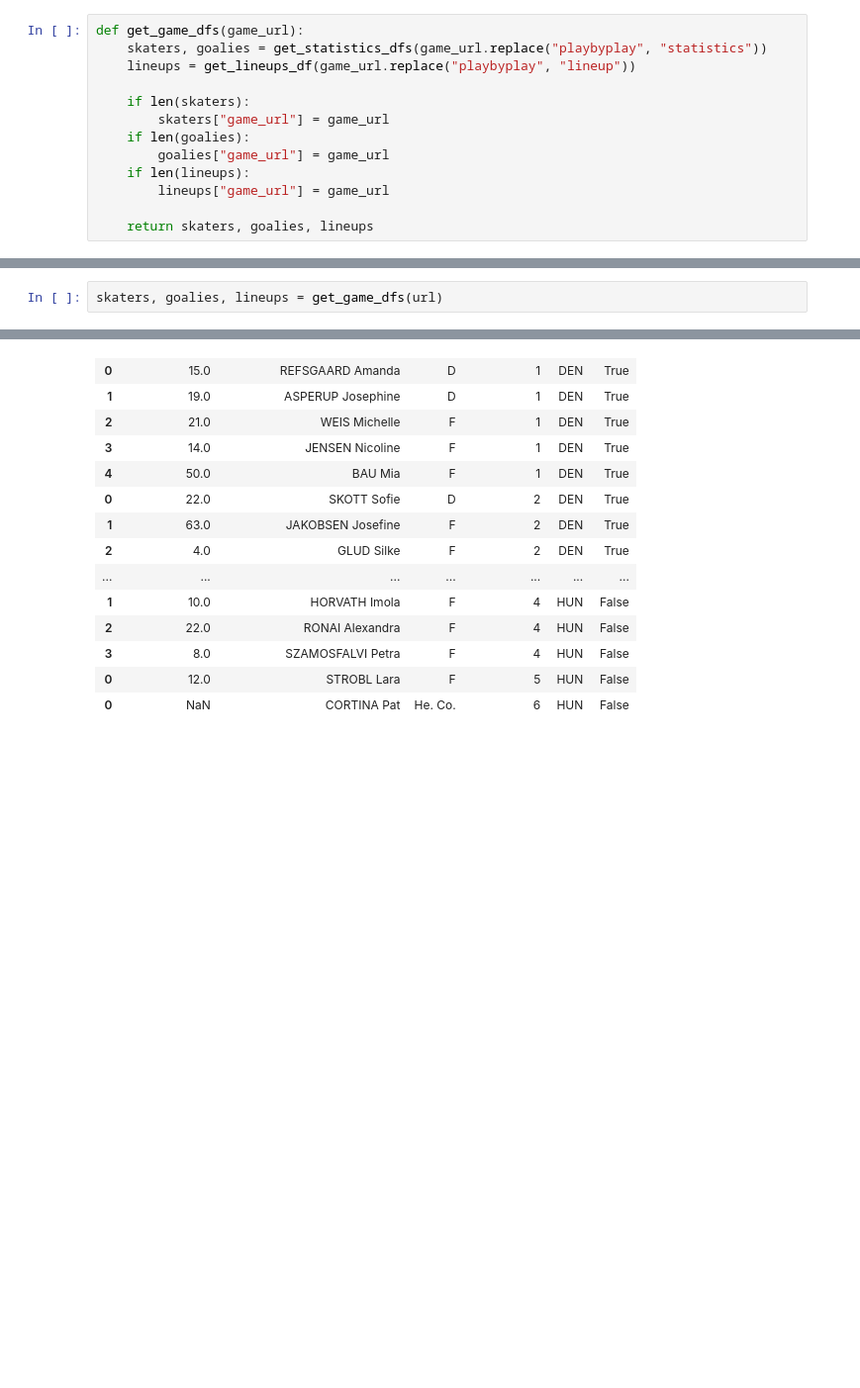
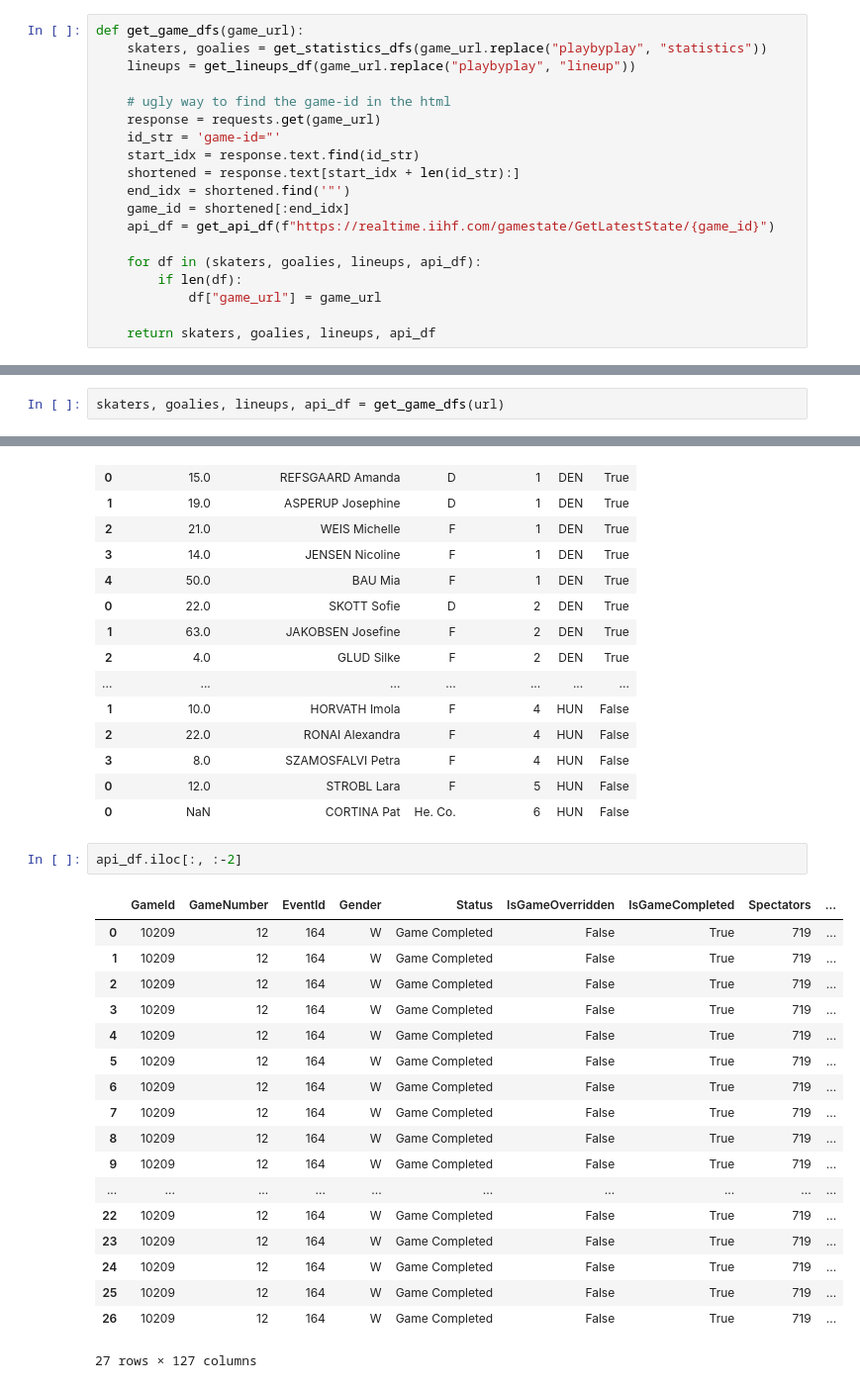
Before and after one commit to the-bucketless/iihf, a Jupyter notebook: iihf_stats_and_lineups.ipynb, the cells around one changed output, grey strips where cells are left out. Shown at 99% size. Saved outputs shown, nothing was run; the diff lists cells and outputs as text; blank space fills up the shorter version.

```diff
--- a/iihf_stats_and_lineups.ipynb
+++ b/iihf_stats_and_lineups.ipynb
@@ -89,23 +134,29 @@ def get_lineups_df(url):
     lineups["lineups_url"] = url
 
     return lineups
-# %%
-def get_game_dfs(game_url):
-    skaters, goalies = get_statistics_dfs(game_url.replace("playbyplay", "statistics"))
-    lineups = get_lineups_df(game_url.replace("playbyplay", "lineup"))
-
-    if len(skaters):
-        skaters["game_url"] = game_url
-    if len(goalies):
-        goalies["game_url"] = game_url
-    if len(lineups):
-        lineups["game_url"] = game_url
-
-    return skaters, goalies, lineups
+# %%
+def get_game_dfs(game_url):
+    skaters, goalies = get_statistics_dfs(game_url.replace("playbyplay", "statistics"))
+    lineups = get_lineups_df(game_url.replace("playbyplay", "lineup"))
+
+    # ugly way to find the game-id in the html
+    response = requests.get(game_url)
+    id_str = 'game-id="'
+    start_idx = response.text.find(id_str)
+    shortened = response.text[start_idx + len(id_str):]
+    end_idx = shortened.find('"')
+    game_id = shortened[:end_idx]
+    api_df = get_api_df(f"https://realtime.iihf.com/gamestate/GetLatestState/{game_id}")
+
+    for df in (skaters, goalies, lineups, api_df):
+        if len(df):
+            df["game_url"] = game_url
+
+    return skaters, goalies, lineups, api_df
 # %%
 url = "https://www.iihf.com/en/events/2022/ww/gamecenter/playbyplay/37196/12-den-vs-hun"  #@param {type: "string"}
 # %%
-skaters, goalies, lineups = get_game_dfs(url)
+skaters, goalies, lineups, api_df = get_game_dfs(url)
 # %%
 skaters.iloc[:, :-2]
 # %% [output]
@@ -154,3 +205,24 @@ lineups.iloc[:, :-2]
 | 3 | 8.0 | SZAMOSFALVI Petra | F | 4 | HUN | False |
 | 0 | 12.0 | STROBL Lara | F | 5 | HUN | False |
 | 0 | NaN | CORTINA Pat | He. Co. | 6 | HUN | False |
+# %%
+api_df.iloc[:, :-2]
+# %% [output]
+|  | GameId | GameNumber | EventId | Gender | Status | IsGameOverridden | IsGameCompleted | Spectators | ... |
+| 0 | 10209 | 12 | 164 | W | Game Completed | False | True | 719 | ... |
+| 1 | 10209 | 12 | 164 | W | Game Completed | False | True | 719 | ... |
+| 2 | 10209 | 12 | 164 | W | Game Completed | False | True | 719 | ... |
+| 3 | 10209 | 12 | 164 | W | Game Completed | False | True | 719 | ... |
+| 4 | 10209 | 12 | 164 | W | Game Completed | False | True | 719 | ... |
+| 5 | 10209 | 12 | 164 | W | Game Completed | False | True | 719 | ... |
+| 6 | 10209 | 12 | 164 | W | Game Completed | False | True | 719 | ... |
+| 7 | 10209 | 12 | 164 | W | Game Completed | False | True | 719 | ... |
+| 8 | 10209 | 12 | 164 | W | Game Completed | False | True | 719 | ... |
+| 9 | 10209 | 12 | 164 | W | Game Completed | False | True | 719 | ... |
+| ... | ... | ... | ... | ... | ... | ... | ... | ... | ... |
+| 22 | 10209 | 12 | 164 | W | Game Completed | False | True | 719 | ... |
+| 23 | 10209 | 12 | 164 | W | Game Completed | False | True | 719 | ... |
+| 24 | 10209 | 12 | 164 | W | Game Completed | False | True | 719 | ... |
+| 25 | 10209 | 12 | 164 | W | Game Completed | False | True | 719 | ... |
+| 26 | 10209 | 12 | 164 | W | Game Completed | False | True | 719 | ... |
+27 rows × 127 columns
```
Also changed, not shown: parts of 3 cells of this notebook.
